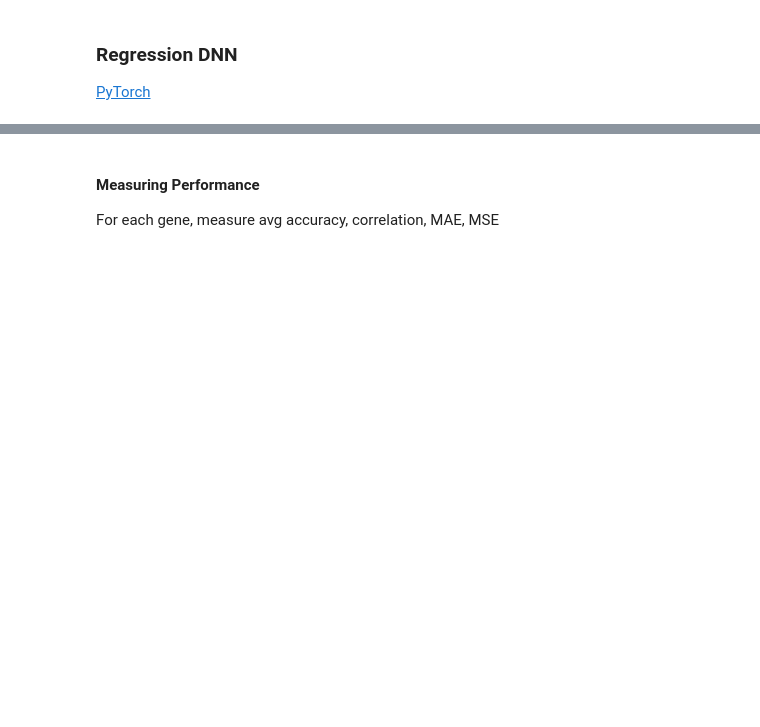
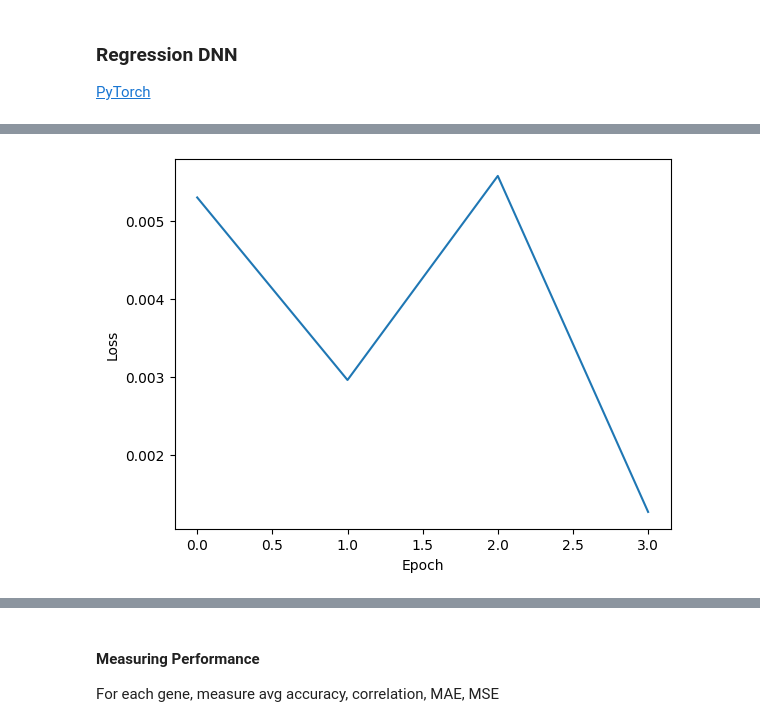
Before and after one commit to Michell203/DingLab, a Jupyter notebook: DLabCode.ipynb, the cells around one changed output, grey strips where cells are left out. Saved outputs shown, nothing was run; the diff lists cells and outputs as text; code cells hidden in the pictures; blank space fills up the shorter version.

```diff
--- a/DLabCode.ipynb
+++ b/DLabCode.ipynb
@@ -277,0 +312,3 @@ print(int(len(bulks_adata.var) * 0.8))
+# %%
+geneTrainSet = GeneDataset(X_train, y_train)
+train_loader = DataLoader(geneTrainSet, shuffle=True, batch_size=32)
@@ -393,0 +448,31 @@ Epoch 400: Loss = 0.03075726144015789
+# %%
+def train_model(model, loader, optimizer, loss_fn, epochs):
+    model.train()
+    epoch_vals = []
+    loss_vals = []
+
+    for epoch in range(epochs):
+      epoch_vals.append(epoch)
+      last_loss = 0
+
+      for X_batch, y_batch in train_loader:
+        y_batch = y_batch.unsqueeze(1)
+        y_pred = model(X_batch)
+
+        loss = loss_fn(y_pred, y_batch)
+        loss.backward()
+
+        optimizer.step()
+        last_loss = loss.item()
+        optimizer.zero_grad()
+
+      loss_vals.append(last_loss)
+      print(f'Epoch {epoch}: Loss = {last_loss}')
+
+    plt.xlabel('Epoch')
+    plt.ylabel('Loss')
+    plt.plot(epoch_vals, loss_vals)
+    plt.show()
+
+train_model(model, train_loader, optimizer, loss_fn, epochs=4)
+# %% [output]
@@ -393,0 +483 @@ Epoch 400: Loss = 0.03075726144015789
+[figure, added]
```
Also changed, not shown: parts of 35 cells of this notebook.
